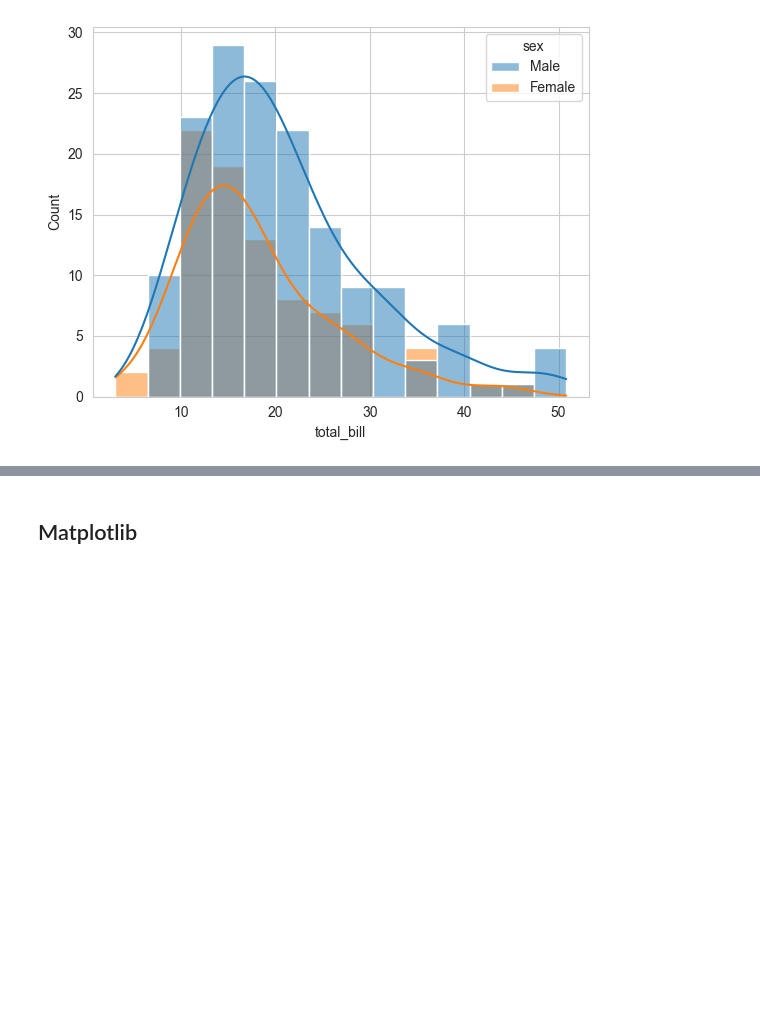
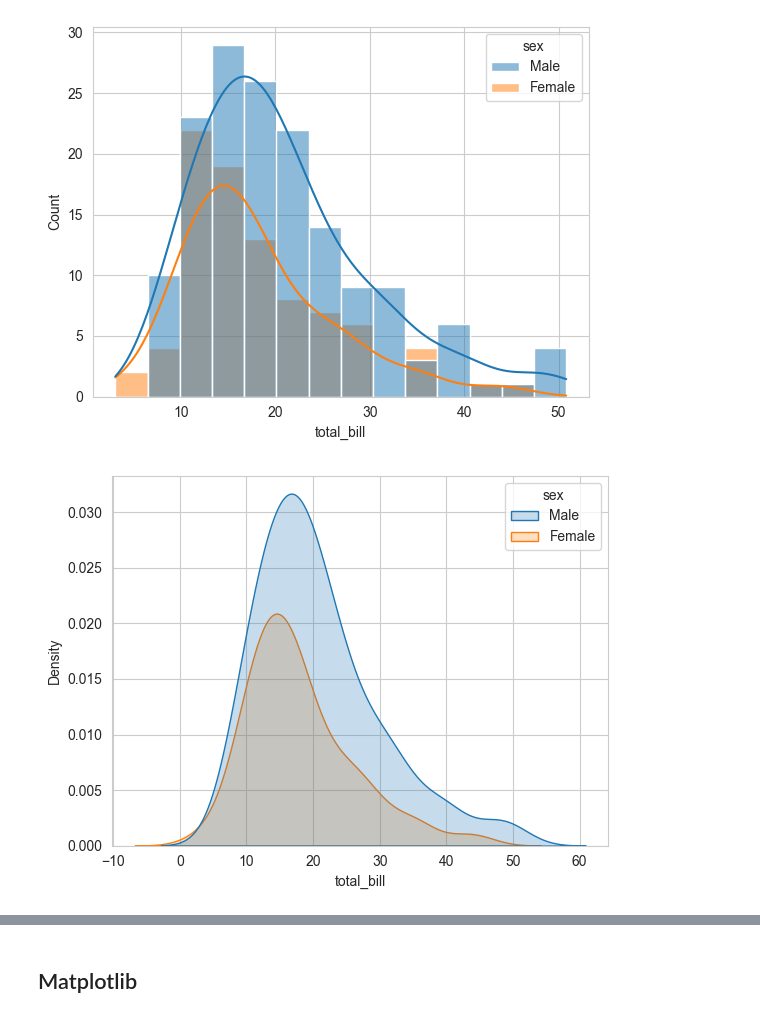
Before and after one commit to glancione/data-science, a Jupyter notebook: data-visualization/data-visualization-basics/data-visualization-basics.ipynb, the cells around one changed output, grey strips where cells are left out. Saved outputs shown, nothing was run; the diff lists cells and outputs as text; code cells hidden in the pictures; blank space fills up the shorter version.

Commit message:
added some new plots on data-visualization-basics

```diff
--- a/data-visualization/data-visualization-basics/data-visualization-basics.ipynb
+++ b/data-visualization/data-visualization-basics/data-visualization-basics.ipynb
@@ -55,3 +55,9 @@ sns.histplot(x='total_bill', data=tips_df, kde=True, hue='sex')
 plt.show()
 # %% [output]
 [figure]
+# %%
+# kdeplot
+sns.kdeplot(x='total_bill', data=tips_df, hue='sex', fill=True)
+plt.show()
+# %% [output]
+[figure, added]
```
Also changed, not shown: parts of 7 cells of this notebook.
